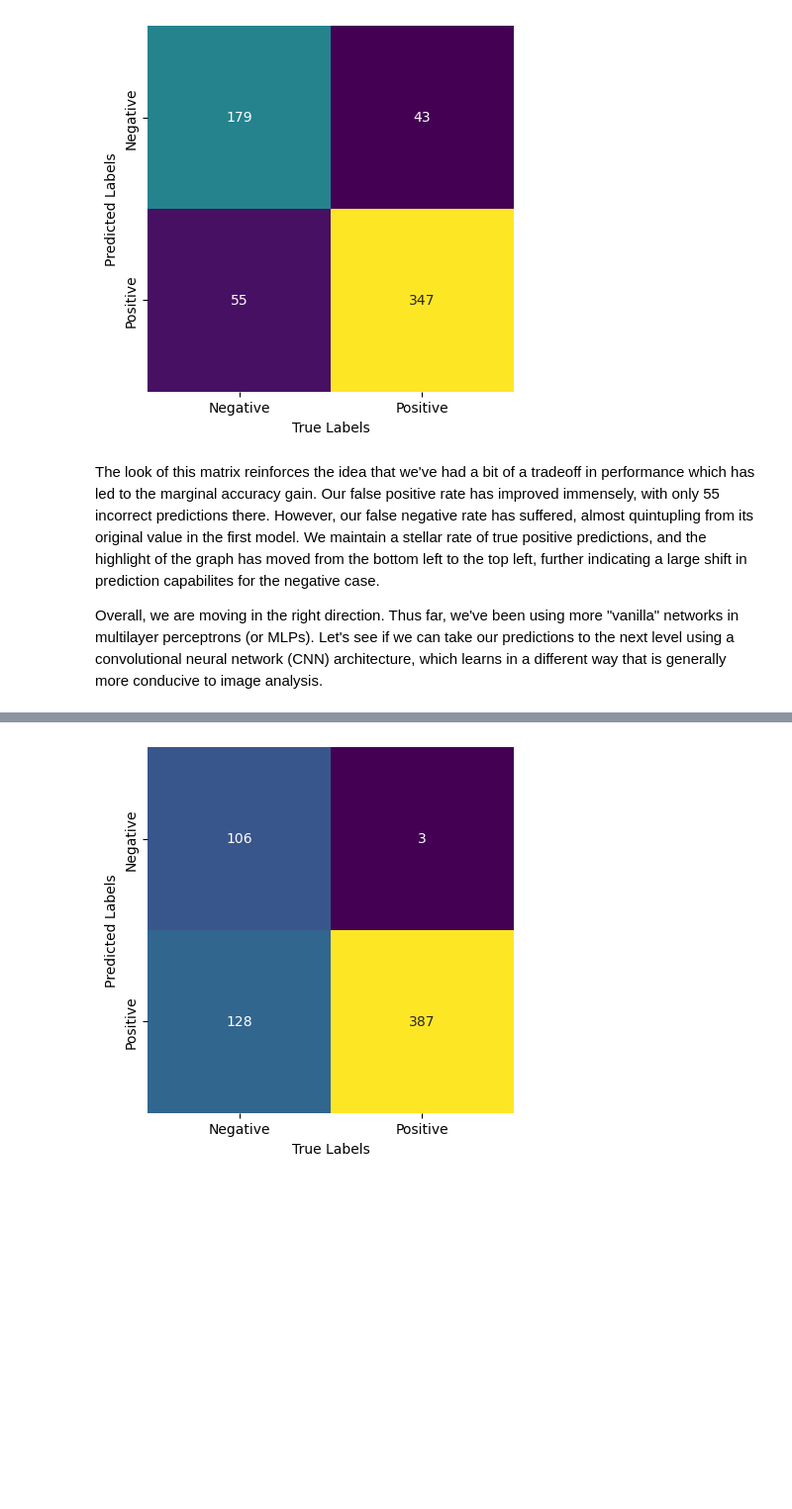
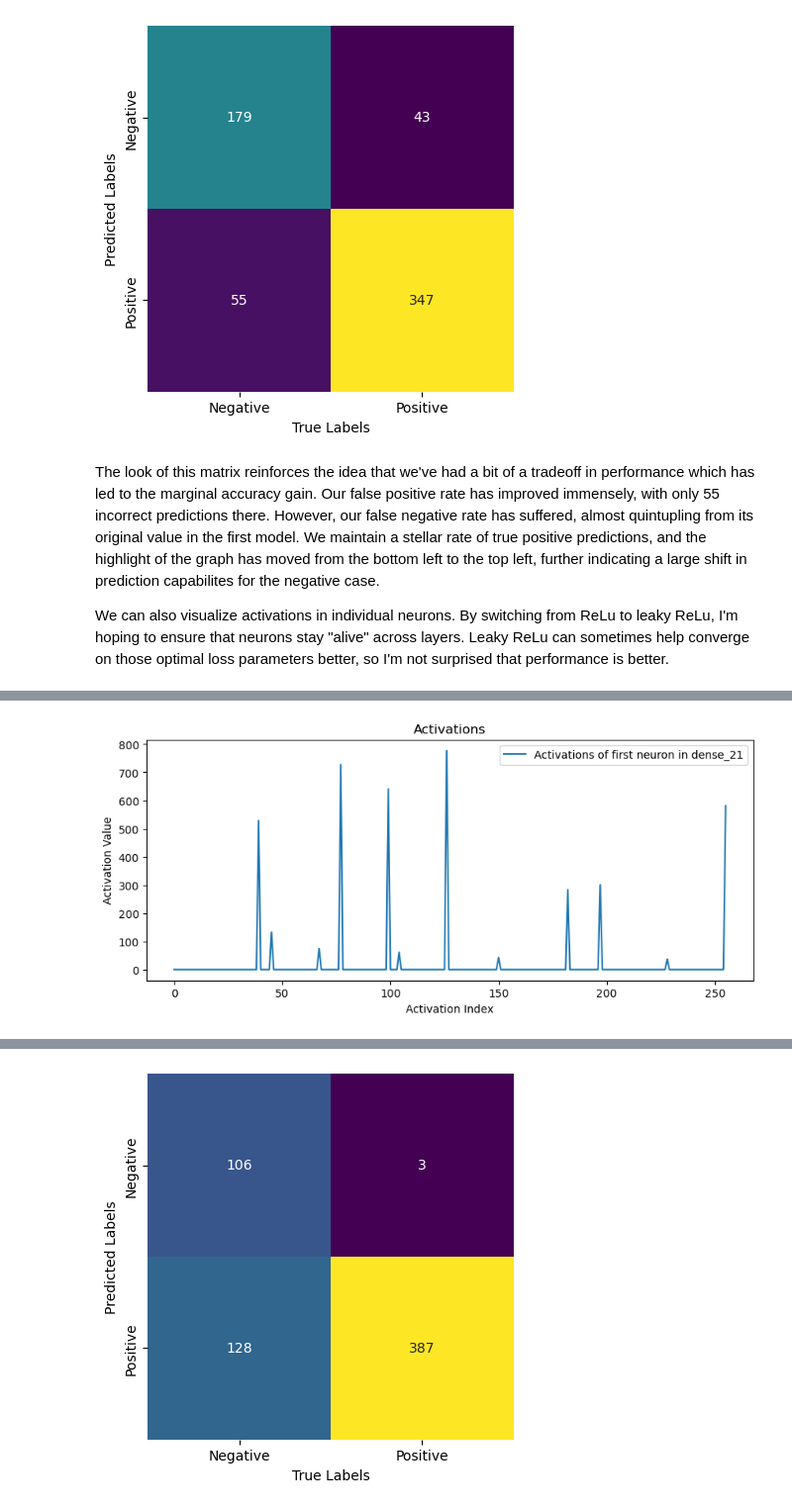
Before and after one commit to apell74/pediatric-pneumonia-deep-learning, a Jupyter notebook: phase-4-project.ipynb, the cells around one changed output, grey strips where cells are left out. Shown: that part at 99% size. Drawn from its saved outputs; the diff is of its cells as text; code cells hidden in the pictures; blank space fills up the shorter version.

```diff
--- a/phase-4-project.ipynb
+++ b/phase-4-project.ipynb
@@ -450,9 +485,9 @@ plt.show()
 # %% [markdown]
 The look of this matrix reinforces the idea that we've had a bit of a tradeoff in performance which has led to the marginal accuracy gain. Our false positive rate has improved immensely, with only 55 incorrect predictions there. However, our false negative rate has suffered, almost quintupling from its original value in the first model. We maintain a stellar rate of true positive predictions, and the highlight of the graph has moved from the bottom left to the top left, further indicating a large shift in prediction capabilites for the negative case.
 
-Overall, we are moving in the right direction. Thus far, we've been using more "vanilla" networks in multilayer perceptrons (or MLPs). Let's see if we can take our predictions to the next level using a convolutional neural network (CNN) architecture, which learns in a different way that is generally more conducive to image analysis.
+We can also visualize activations in individual neurons. By switching from ReLu to leaky ReLu, I'm hoping to ensure that neurons stay "alive" across layers. Leaky ReLu can sometimes help converge on those optimal loss parameters better, so I'm not surprised that performance is better.
 # %%
-layer_name = 'dense'
+layer_name = 'dense_21'
 intermediate_layer_model = Model(inputs=baseline_model.input,
                                  outputs=baseline_model.get_layer(layer_name).output)
 
@@ -474,0 +510 @@ NameError: name 'baseline_model' is not defined
+[figure, added]
```
Also changed, not shown: parts of 37 cells of this notebook.
